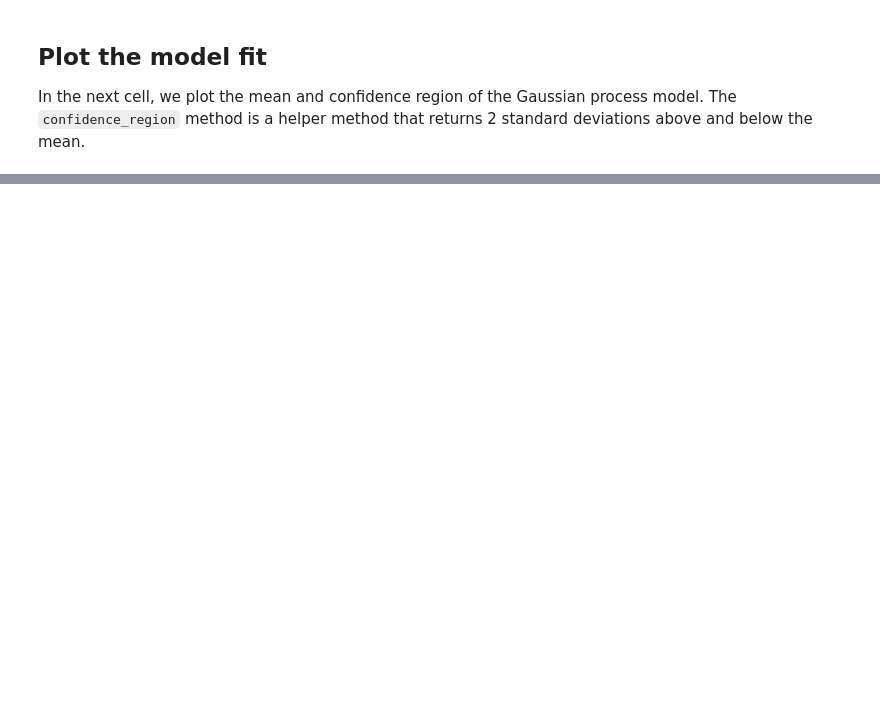
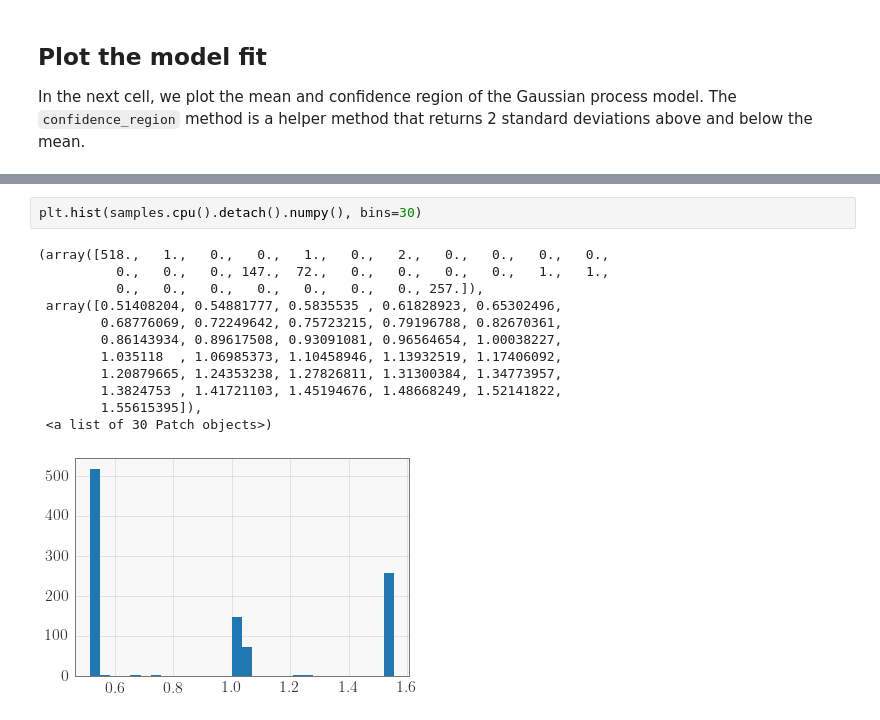
Before and after one commit to cornellius-gp/gpytorch, a Jupyter notebook: examples/01_Exact_GPs/Simple_GP_Regression.ipynb, the cells around one changed output, grey strips where cells are left out. Cells and saved outputs as stored; diff of their text form; blank space fills up the shorter version.

```diff
--- a/examples/01_Exact_GPs/Simple_GP_Regression.ipynb
+++ b/examples/01_Exact_GPs/Simple_GP_Regression.ipynb
@@ -208,0 +230,15 @@ with torch.no_grad():
+# %%
+plt.hist(samples.cpu().detach().numpy(), bins=30)
+# %% [output]
+(array([518.,   1.,   0.,   0.,   1.,   0.,   2.,   0.,   0.,   0.,   0.,
+          0.,   0.,   0., 147.,  72.,   0.,   0.,   0.,   0.,   1.,   1.,
+          0.,   0.,   0.,   0.,   0.,   0.,   0., 257.]),
+ array([0.51408204, 0.54881777, 0.5835535 , 0.61828923, 0.65302496,
+        0.68776069, 0.72249642, 0.75723215, 0.79196788, 0.82670361,
+        0.86143934, 0.89617508, 0.93091081, 0.96564654, 1.00038227,
+        1.035118  , 1.06985373, 1.10458946, 1.13932519, 1.17406092,
+        1.20879665, 1.24353238, 1.27826811, 1.31300384, 1.34773957,
+        1.3824753 , 1.41721103, 1.45194676, 1.48668249, 1.52141822,
+        1.55615395]),
+ <a list of 30 Patch objects>)
+[figure, added]
```
Also changed, not shown: parts of 8 cells of this notebook, 7 other files.
